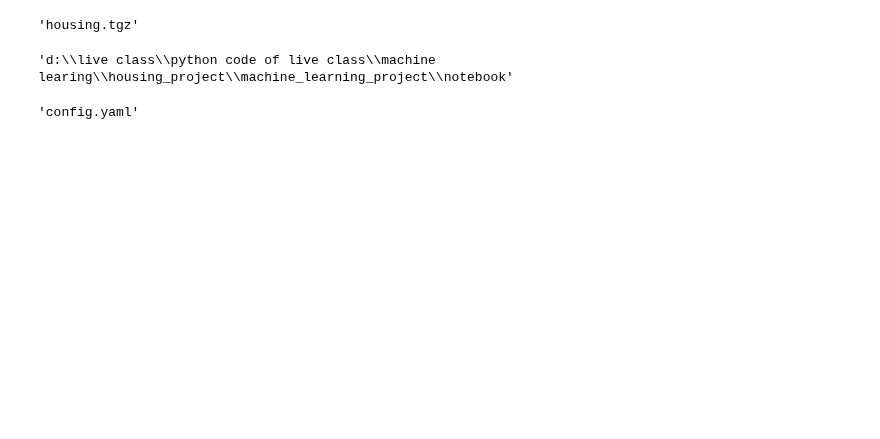
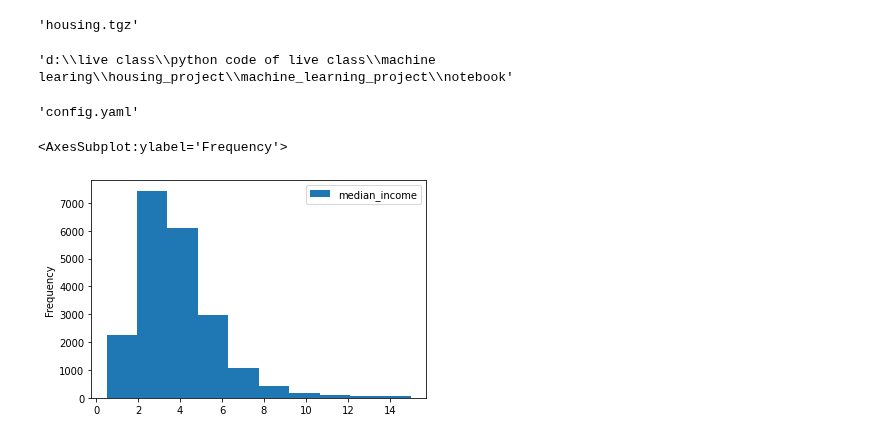
Before and after one commit to akshansh00/machine_learning_project, a Jupyter notebook: notebook/example2.ipynb, the cells around one changed output. Saved outputs shown, nothing was run; the diff lists cells and outputs as text; code cells hidden in the pictures; blank space fills up the shorter version.

```diff
--- a/notebook/example2.ipynb
+++ b/notebook/example2.ipynb
@@ -20,3 +20,6 @@ os.listdir(file_path)[0]
 ## Data Ingestion
 # %%
 import pandas as pd
+# %%
+csv_file_path = "D:\live class\python code of live class\housing.csv"
+housing_data_frame=pd.read_csv(csv_file_path)
@@ -22,0 +28,5 @@ import pandas as pd
+# %%
+housing_data_frame[["median_income"]].plot(kind="hist")
+# %% [output]
+<AxesSubplot:ylabel='Frequency'>
+[figure, added]
```
Also changed, not shown: parts of 18 cells of this notebook, 8 other files.
